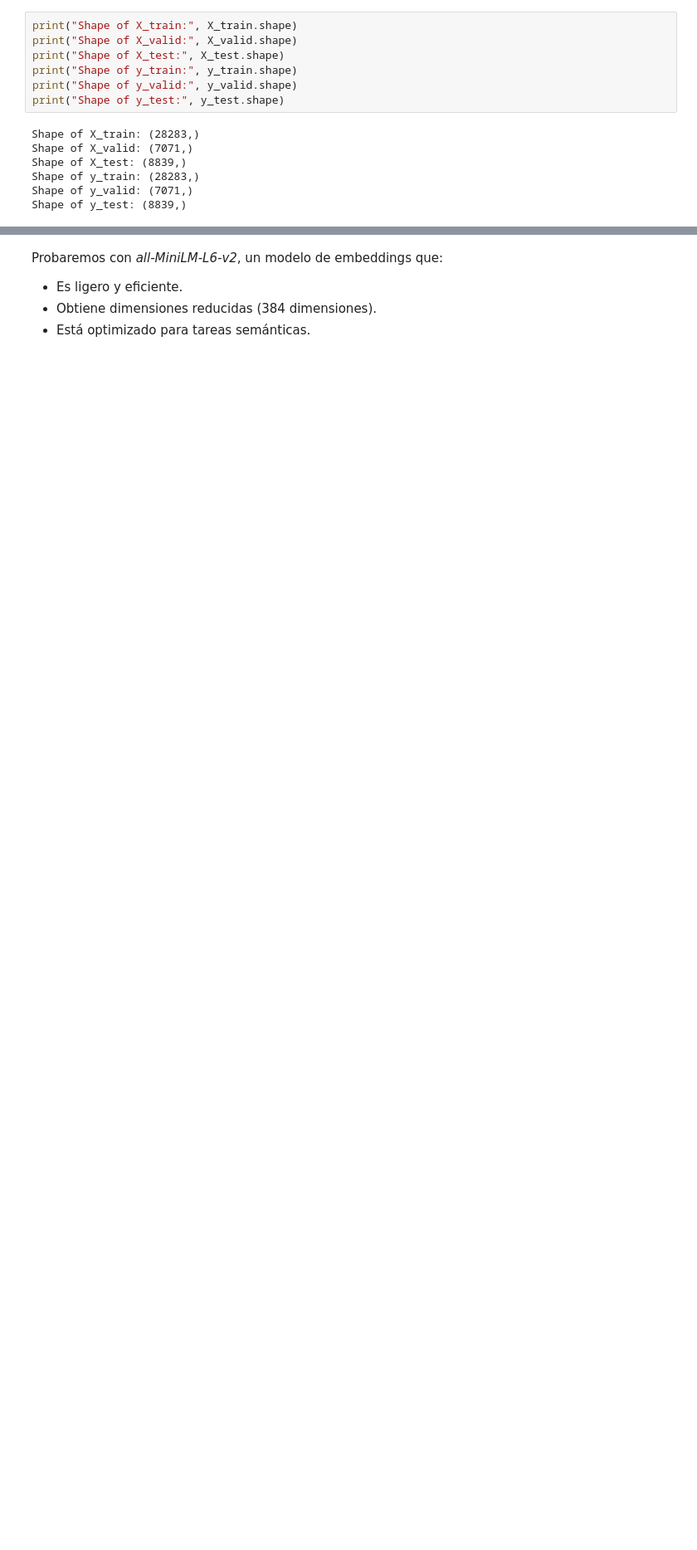
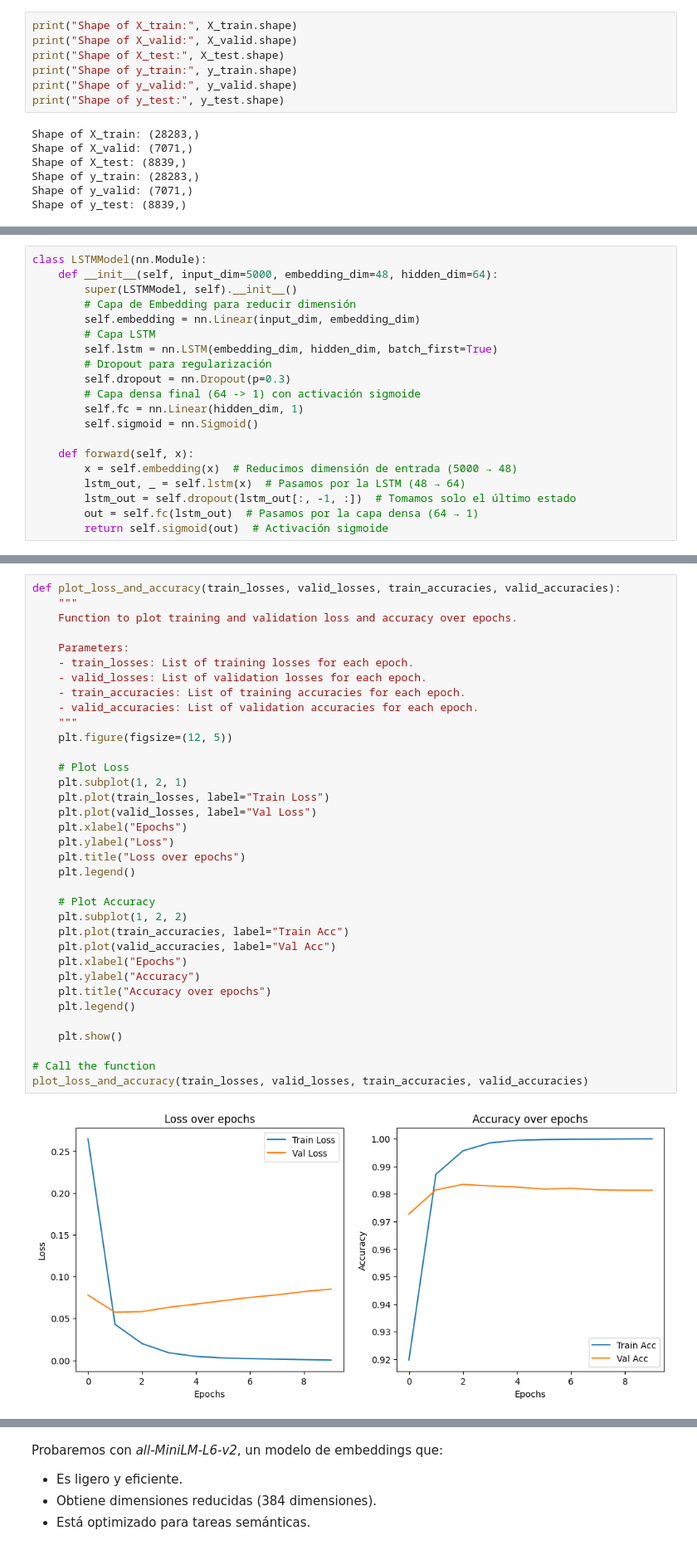
Before and after one commit to guillermo-grande/Fake-News-Detection, a Jupyter notebook: pipeline.ipynb, the cells around one changed output, grey strips where cells are left out. Shown at 83% size. Cells and saved outputs as stored; diff of their text form; blank space fills up the shorter version.

Commit message:
- LSTM reorganized - Embeddings tried

```diff
--- a/pipeline.ipynb
+++ b/pipeline.ipynb
@@ -692,0 +776,20 @@ Shape of y_test: (8839,)
+# %%
+class LSTMModel(nn.Module):
+    def __init__(self, input_dim=5000, embedding_dim=48, hidden_dim=64):
+        super(LSTMModel, self).__init__()
+        # Capa de Embedding para reducir dimensión
+        self.embedding = nn.Linear(input_dim, embedding_dim)
+        # Capa LSTM
+        self.lstm = nn.LSTM(embedding_dim, hidden_dim, batch_first=True)
+        # Dropout para regularización
+        self.dropout = nn.Dropout(p=0.3)
+        # Capa densa final (64 -> 1) con activación sigmoide
+        self.fc = nn.Linear(hidden_dim, 1)
+        self.sigmoid = nn.Sigmoid()
+
+    def forward(self, x):
+        x = self.embedding(x)  # Reducimos dimensión de entrada (5000 → 48)
+        lstm_out, _ = self.lstm(x)  # Pasamos por la LSTM (48 → 64)
+        lstm_out = self.dropout(lstm_out[:, -1, :])  # Tomamos solo el último estado
+        out = self.fc(lstm_out)  # Pasamos por la capa densa (64 → 1)
+        return self.sigmoid(out)  # Activación sigmoide
@@ -692,0 +890,37 @@ Shape of y_test: (8839,)
+# %%
+def plot_loss_and_accuracy(train_losses, valid_losses, train_accuracies, valid_accuracies):
+    """
+    Function to plot training and validation loss and accuracy over epochs.
+
+    Parameters:
+    - train_losses: List of training losses for each epoch.
+    - valid_losses: List of validation losses for each epoch.
+    - train_accuracies: List of training accuracies for each epoch.
+    - valid_accuracies: List of validation accuracies for each epoch.
+    """
+    plt.figure(figsize=(12, 5))
+
+    # Plot Loss
+    plt.subplot(1, 2, 1)
+    plt.plot(train_losses, label="Train Loss")
+    plt.plot(valid_losses, label="Val Loss")
+    plt.xlabel("Epochs")
+    plt.ylabel("Loss")
+    plt.title("Loss over epochs")
+    plt.legend()
+
+    # Plot Accuracy
+    plt.subplot(1, 2, 2)
+    plt.plot(train_accuracies, label="Train Acc")
+    plt.plot(valid_accuracies, label="Val Acc")
+    plt.xlabel("Epochs")
+    plt.ylabel("Accuracy")
+    plt.title("Accuracy over epochs")
+    plt.legend()
+
+    plt.show()
+
+# Call the function
+plot_loss_and_accuracy(train_losses, valid_losses, train_accuracies, valid_accuracies)
+# %% [output]
+[figure, added]
```
Also changed, not shown: parts of 39 cells of this notebook.
